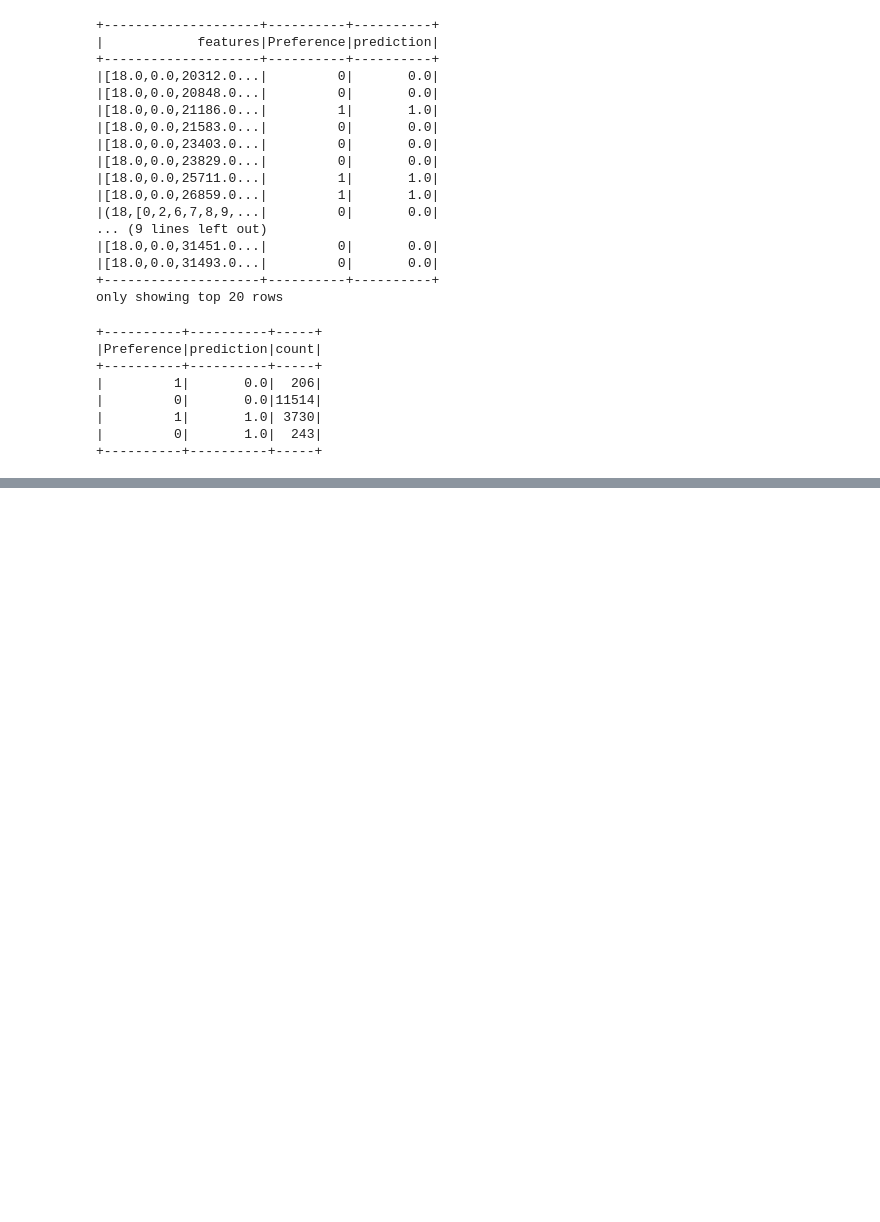
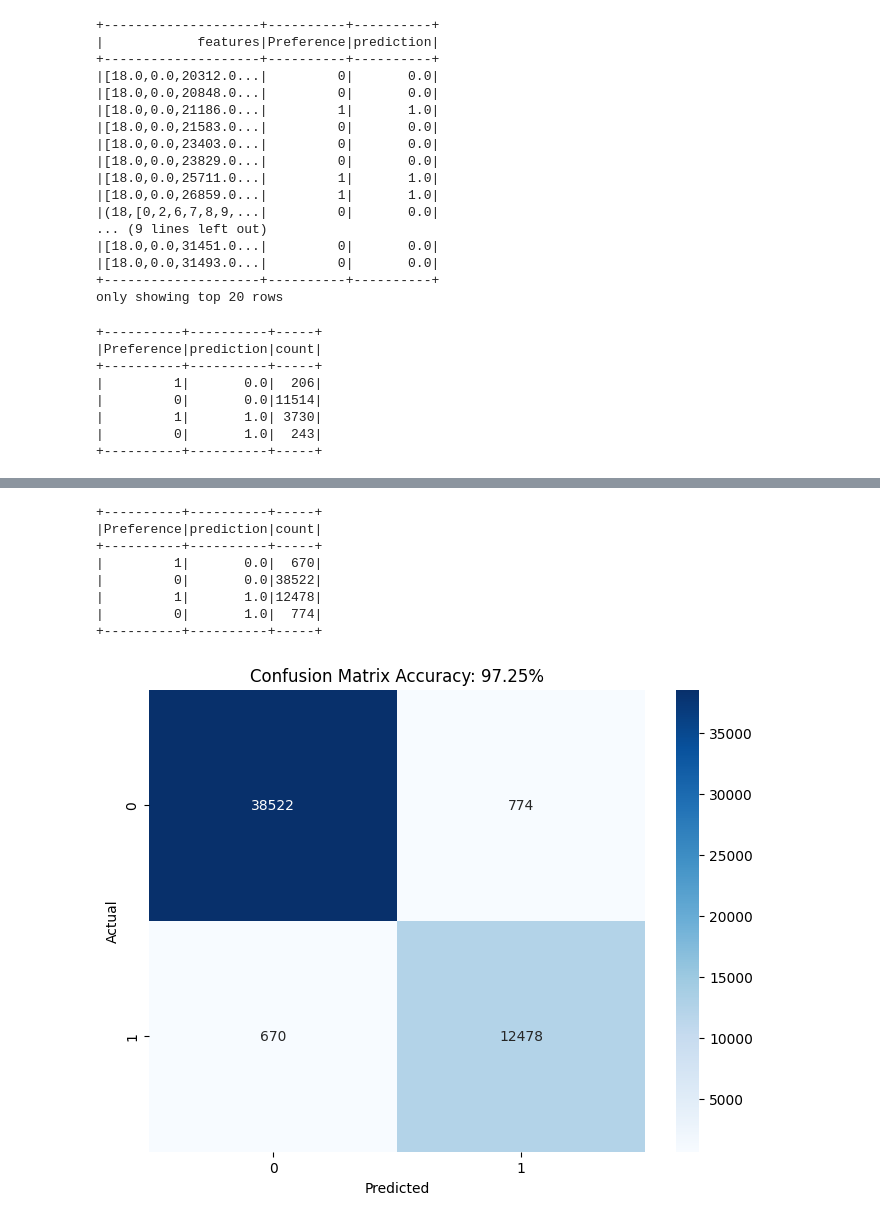
Before and after one commit to TairilKK/BD-projekt, a Jupyter notebook: Model RFC.ipynb, the cells around one changed output, grey strips where cells are left out. Cells and saved outputs as stored; diff of their text form; code cells hidden in the pictures; blank space fills up the shorter version.

```diff
--- a/Model RFC.ipynb
+++ b/Model RFC.ipynb
@@ -150,3 +173,44 @@ model.write().overwrite().save('./model/RandomForestClassifier')
 # %%
 # Zatrzymanie SparkSession
 # spark.stop()
+# %%
+# Indeksowanie kolumn typu string (zakodowanie ich na wartości numeryczne)
+full_df = df
+# string_cols = [field.name for field in df.schema.fields if str(field.dataType) == 'StringType()']
+# print(string_cols)
+# for col in string_cols:
+#     indexer = StringIndexer(inputCol=col, outputCol=f"{col}_indexed")
+#     full_df = indexer.fit(full_df).transform(full_df)
+
+# Ewaluacja modelu
+full_data_predictions = model.transform(full_df)
+# full_data_predictions.select("features", "Preference", "prediction").show()
+
+full_data_pred_result = full_data_predictions.groupBy('Preference', 'prediction').count()
+
+full_data_conf_matrix = full_data_pred_result.toPandas()
+
+full_data_matrix = np.zeros((2, 2))
+for _, row in full_data_conf_matrix.iterrows():
+    true_label = int(row["Preference"])
+    pred_label = int(row["prediction"])
+    count = int(row["count"])
+    full_data_matrix[true_label][pred_label] = count
+
+full_data_conf_matrix_df = pd.DataFrame(full_data_matrix)
+plt.figure(figsize=(8, 6))
+sns.heatmap(full_data_conf_matrix_df, annot=True, fmt="g", cmap="Blues")
+plt.title(f"Confusion Matrix Accuracy: {np.trace(full_data_matrix)/np.sum(full_data_matrix)*100:.2f}%")
+plt.ylabel("Actual")
+plt.xlabel("Predicted")
+plt.show()
+# %% [output]
++----------+----------+-----+
+|Preference|prediction|count|
++----------+----------+-----+
+|         1|       0.0|  670|
+|         0|       0.0|38522|
+|         1|       1.0|12478|
+|         0|       1.0|  774|
++----------+----------+-----+
+[figure, added]
```
Also changed, not shown: parts of 5 cells of this notebook.
